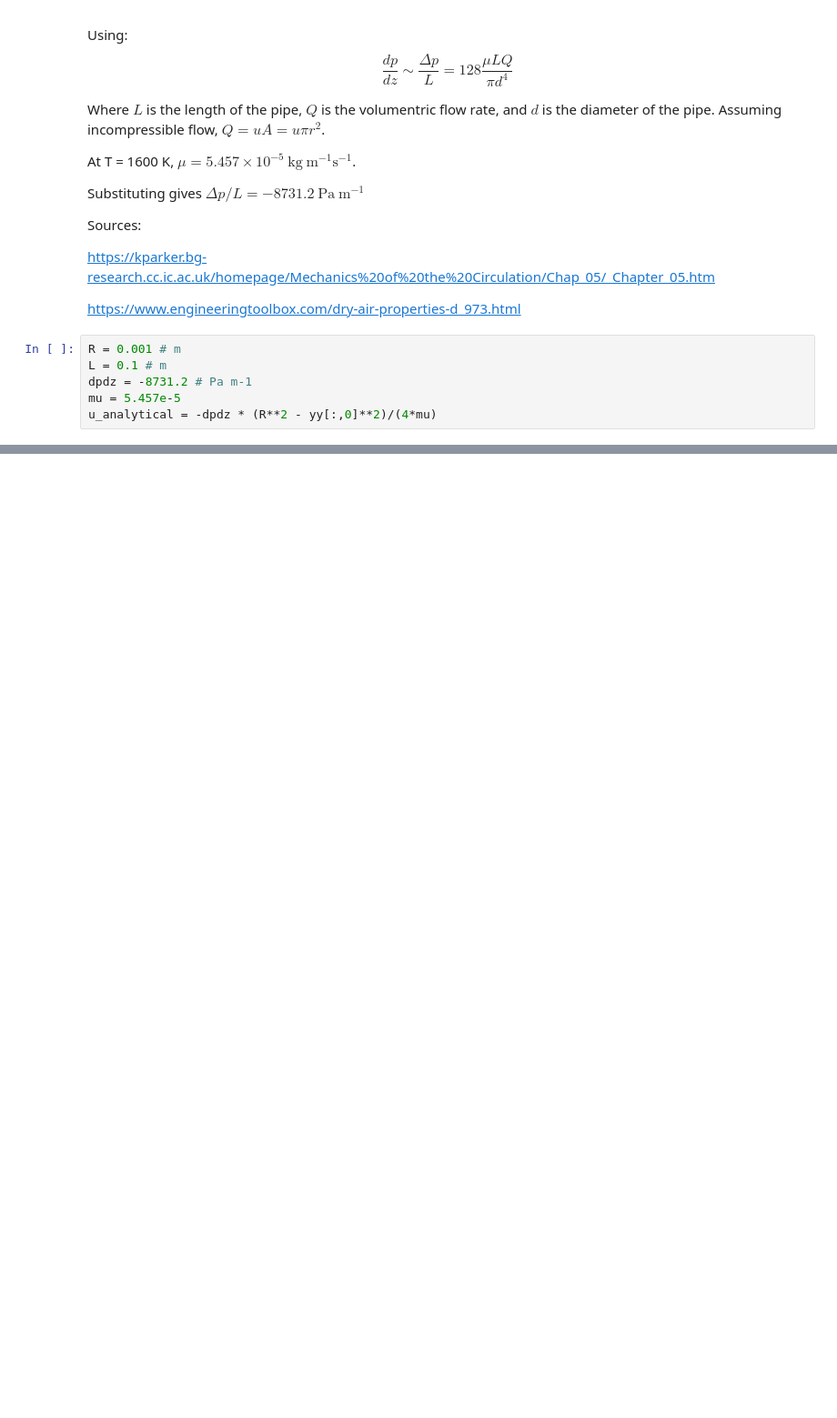
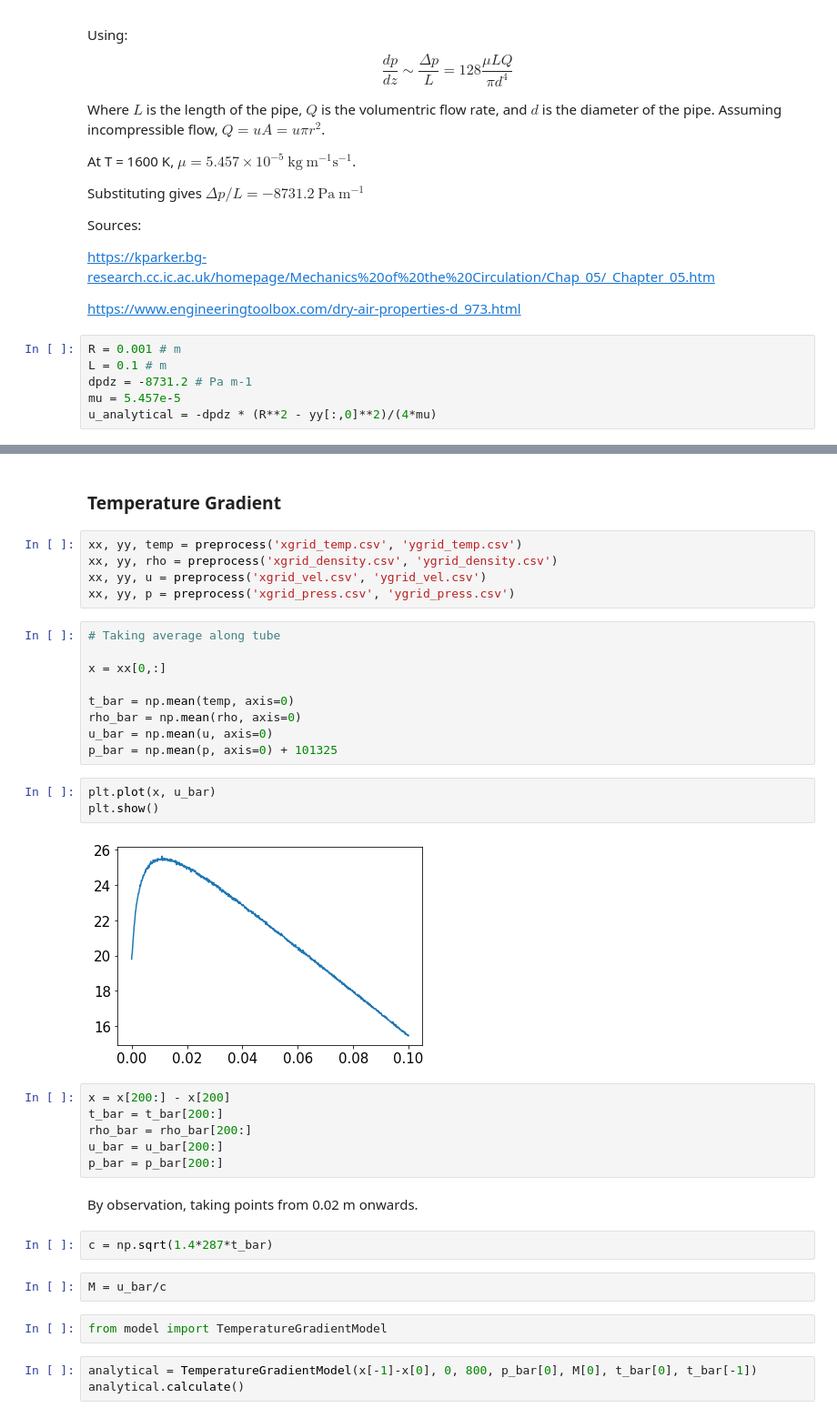
Before and after one commit to kyubin-l/fyp, a Jupyter notebook: starccm_data.ipynb, the cells around one changed output, grey strips where cells are left out. Shown: that part at 91% size. Saved outputs shown, nothing was run; the diff lists cells and outputs as text; blank space fills up the shorter version.

```diff
--- a/starccm_data.ipynb
+++ b/starccm_data.ipynb
@@ -110,0 +107,38 @@ plt.show()
+# %% [markdown]
+### Temperature Gradient ###
+# %%
+xx, yy, temp = preprocess('xgrid_temp.csv', 'ygrid_temp.csv')
+xx, yy, rho = preprocess('xgrid_density.csv', 'ygrid_density.csv')
+xx, yy, u = preprocess('xgrid_vel.csv', 'ygrid_vel.csv')
+xx, yy, p = preprocess('xgrid_press.csv', 'ygrid_press.csv')
+# %%
+# Taking average along tube
+
+x = xx[0,:]
+
+t_bar = np.mean(temp, axis=0)
+rho_bar = np.mean(rho, axis=0)
+u_bar = np.mean(u, axis=0)
+p_bar = np.mean(p, axis=0) + 101325
+# %%
+plt.plot(x, u_bar)
+plt.show()
+# %% [output]
+[figure, added]
+# %%
+x = x[200:] - x[200]
+t_bar = t_bar[200:]
+rho_bar = rho_bar[200:]
+u_bar = u_bar[200:]
+p_bar = p_bar[200:]
+# %% [markdown]
+By observation, taking points from 0.02 m onwards.
+# %%
+c = np.sqrt(1.4*287*t_bar)
+# %%
+M = u_bar/c
+# %%
+from model import TemperatureGradientModel
+# %%
+analytical = TemperatureGradientModel(x[-1]-x[0], 0, 800, p_bar[0], M[0], t_bar[0], t_bar[-1])
+analytical.calculate()
```
Also changed, not shown: parts of 10 cells of this notebook, 10 other files.
